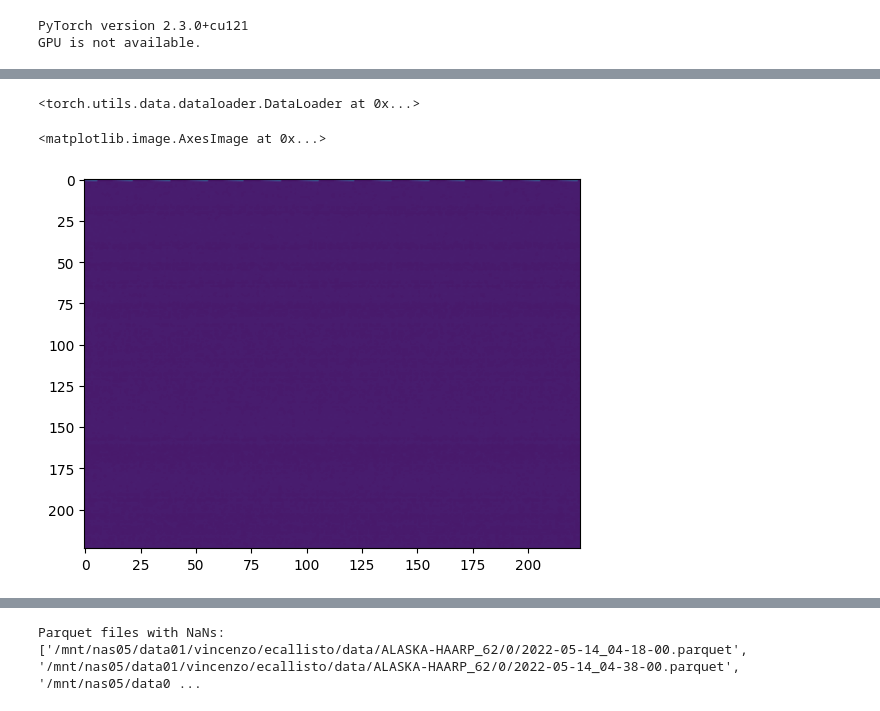
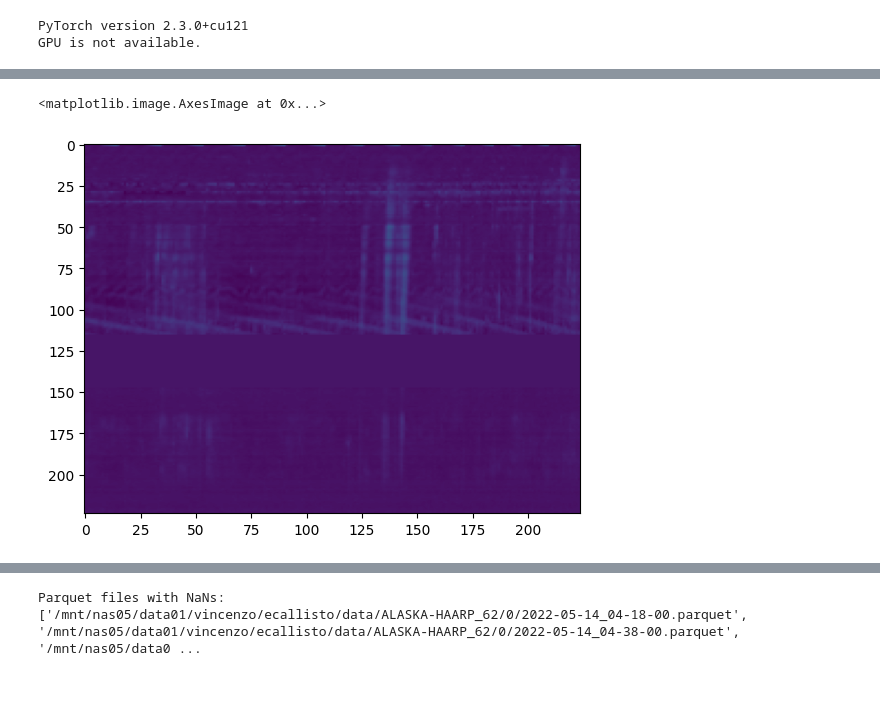
Before and after one commit to i4Ds/FlareSense-v2, a Jupyter notebook: _eda_images.ipynb, the cells around one changed output, grey strips where cells are left out. Drawn from its saved outputs; the diff is of its cells as text; code cells hidden in the pictures.

```diff
--- a/_eda_images.ipynb
+++ b/_eda_images.ipynb
@@ -36,17 +46,22 @@ resize_func = Compose(
         lambda x: custom_resize(x, (224, 224)),  # Resize the image
     ]
 )
-data_augm_transform = CustomSpecAugment(
-    frequency_masking_para=50, method='min'
+data_augm_transform = Compose(
+    [
+        CustomSpecAugment(
+            frequency_masking_para=56, method='random'
+        ),
+        TimeWarpAugmenter(50)
+    ]
 )
 # %%
 # Transforms
 
 # Data Loader
 ds_test = EcallistoDatasetBinary(
-    ds['train'],
+    ds_burst,
     resize_func=resize_func,
-    data_augm_transform=None, #data_augm_transform,
+    data_augm_transform=data_augm_transform,
     normalization_transform=preprocess_spectrogram,
 )
 
@@ -55,20 +70,18 @@ test_dataloader = DataLoader(
     ds_test,
     batch_size=32,
     num_workers=8,
-    shuffle=True,
-    persistent_workers=True,
+    shuffle=False,
+    persistent_workers=False,
 )
-# %%
-test_dataloader
-# %% [output]
-<torch.utils.data.dataloader.DataLoader at 0x...>
 # %%
 with torch.no_grad():
     for example in test_dataloader:
         example = example
-        pass
+        break
+# %%
+IDX = 21
 # %%
-plt.imshow(example[0][0].squeeze(), aspect='auto')
+plt.imshow(example[0][IDX].squeeze(), aspect='auto')
 # %% [output]
 <matplotlib.image.AxesImage at 0x...>
-[figure, old version]
+[figure, new version]
```
Also changed, not shown: parts of 7 cells of this notebook, 4 other files.
